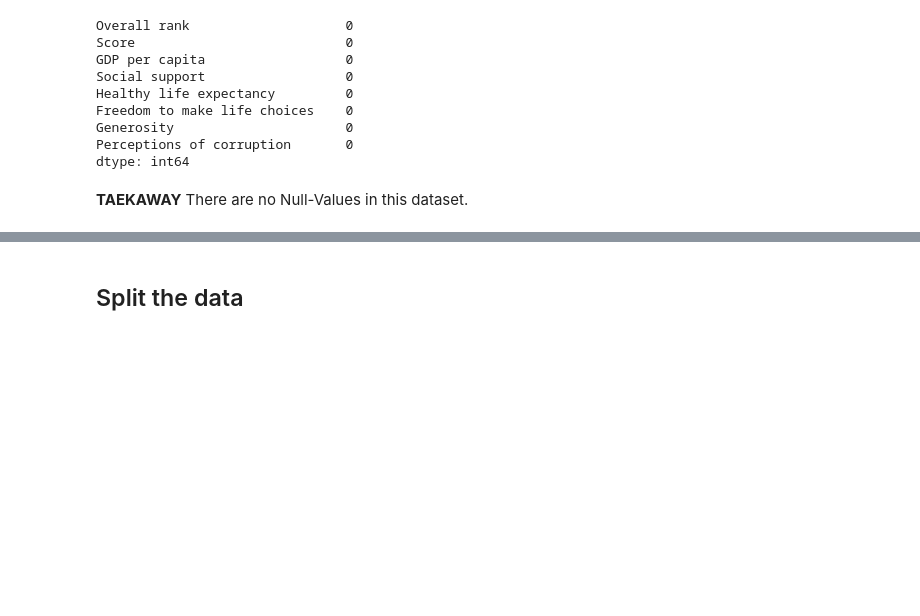
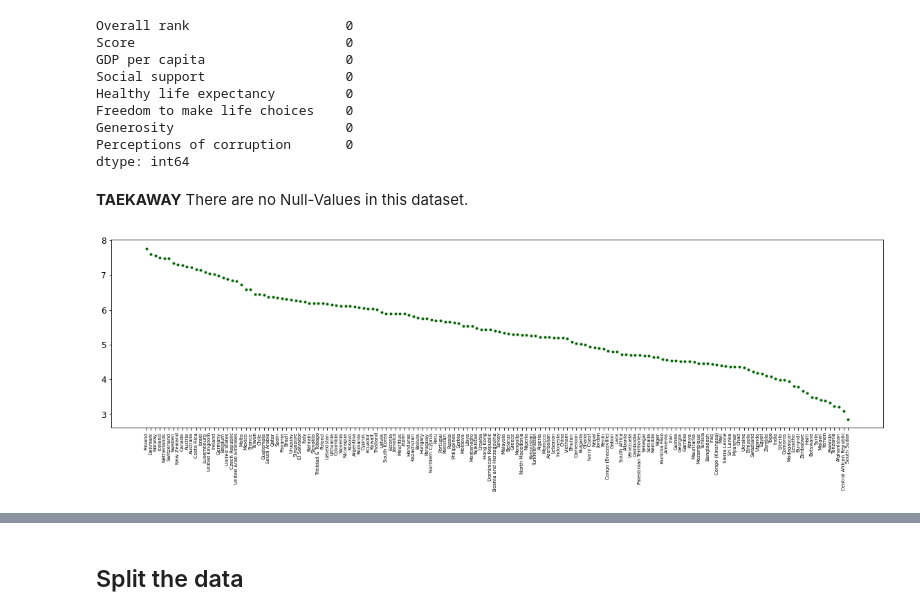
Before and after one commit to Jas53/Data_Exploration_Project, a Jupyter notebook: trainModel.ipynb, the cells around one changed output, grey strips where cells are left out. Saved outputs shown, nothing was run; the diff lists cells and outputs as text; code cells hidden in the pictures; blank space fills up the shorter version.

```diff
--- a/trainModel.ipynb
+++ b/trainModel.ipynb
@@ -72,0 +94,8 @@ There are no Null-Values in this dataset.
+# %%
+# plot the happiness-score for all the countries
+fig, axs = plt.subplots(1, 1, figsize = (20, 5))
+axs.scatter(df.index, df['Score'], color = 'darkgreen', marker = '.')
+axs.tick_params(axis = 'x', rotation = 90, labelsize = 7)
+axs.tick_params(axis = 'y', labelsize = 12)
+# %% [output]
+[figure, added]
```
Also changed, not shown: parts of 11 cells of this notebook, 1 other file.
